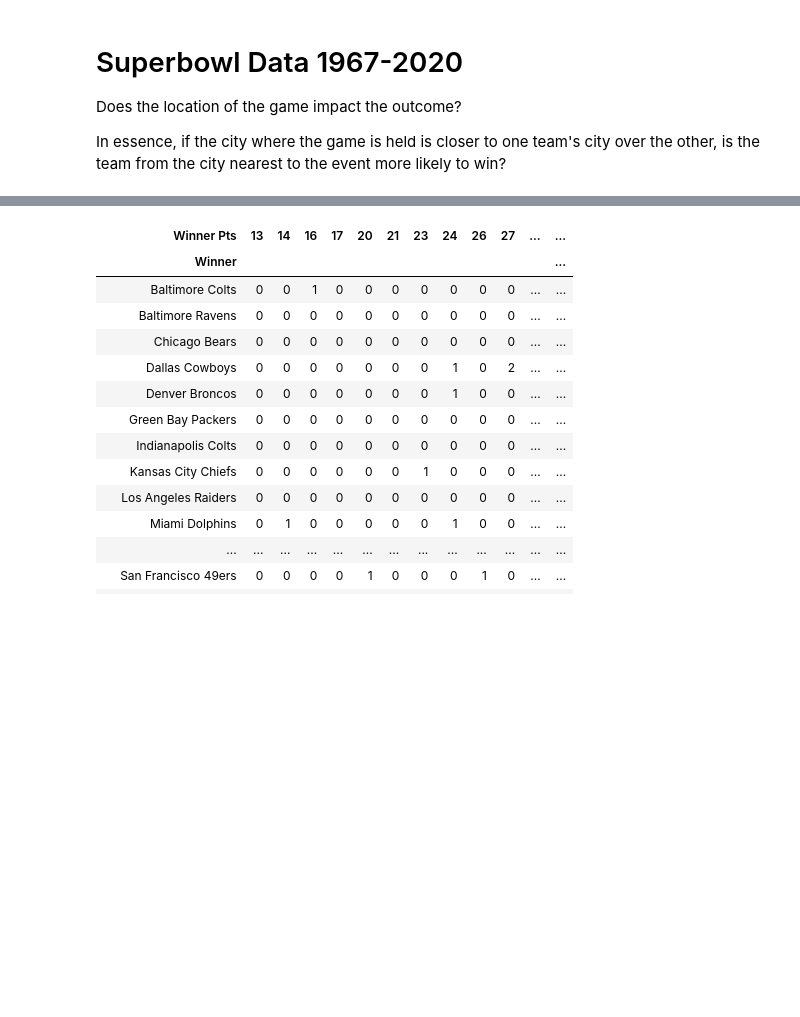
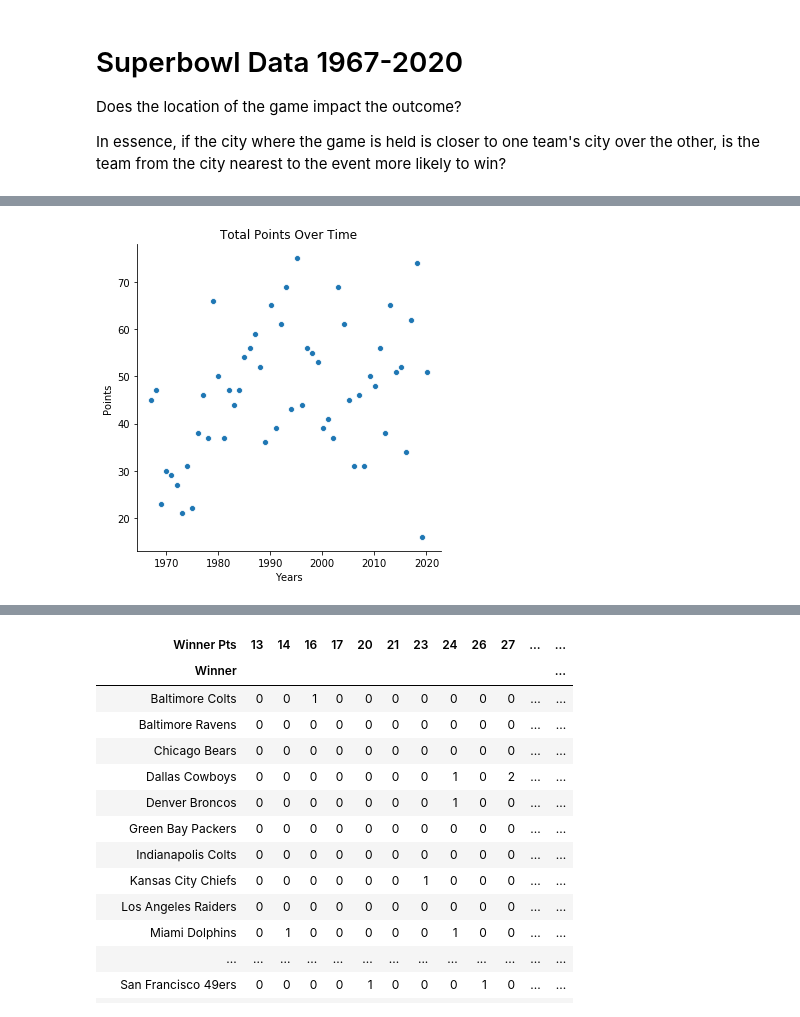
Before and after one commit to aleclhartman/python-exercises, a Jupyter notebook: superbowl_data.ipynb, the cells around one changed output, grey strips where cells are left out. Saved outputs shown, nothing was run; the diff lists cells and outputs as text; code cells hidden in the pictures; blank space fills up the shorter version.

```diff
--- a/superbowl_data.ipynb
+++ b/superbowl_data.ipynb
@@ -38,3 +42,6 @@ superbowl.sample(10)
 | 1 | Feb 3 2019 | LIII (53) | New England Patriots | 13 | Los Angeles Rams | 3 | Julian Edelman | Mercedes-Benz Stadium | Atlanta | Georgia |
 | 21 | Jan 31 1999 | XXXIII (33) | Denver Broncos | 34 | Atlanta Falcons | 19 | John Elway+ | Pro Player Stadium | Miami Gardens | Florida |
 | 24 | Jan 28 1996 | XXX (30) | Dallas Cowboys | 27 | Pittsburgh Steelers | 17 | Larry Brown | Sun Devil Stadium | Tempe | Arizona |
+# %%
+superbowl["total_points"] = superbowl["Winner Pts"] + superbowl["Loser Pts"]
+superbowl.sample(5)
@@ -40,0 +67,8 @@ superbowl.sample(10)
+# %%
+sns.relplot(x="useful_date", y="total_points", data=superbowl)
+plt.xlabel("Years")
+plt.ylabel("Points")
+plt.title("Total Points Over Time")
+plt.show()
+# %% [output]
+[figure, added]
```
Also changed, not shown: parts of 9 cells of this notebook, 2 other files.
